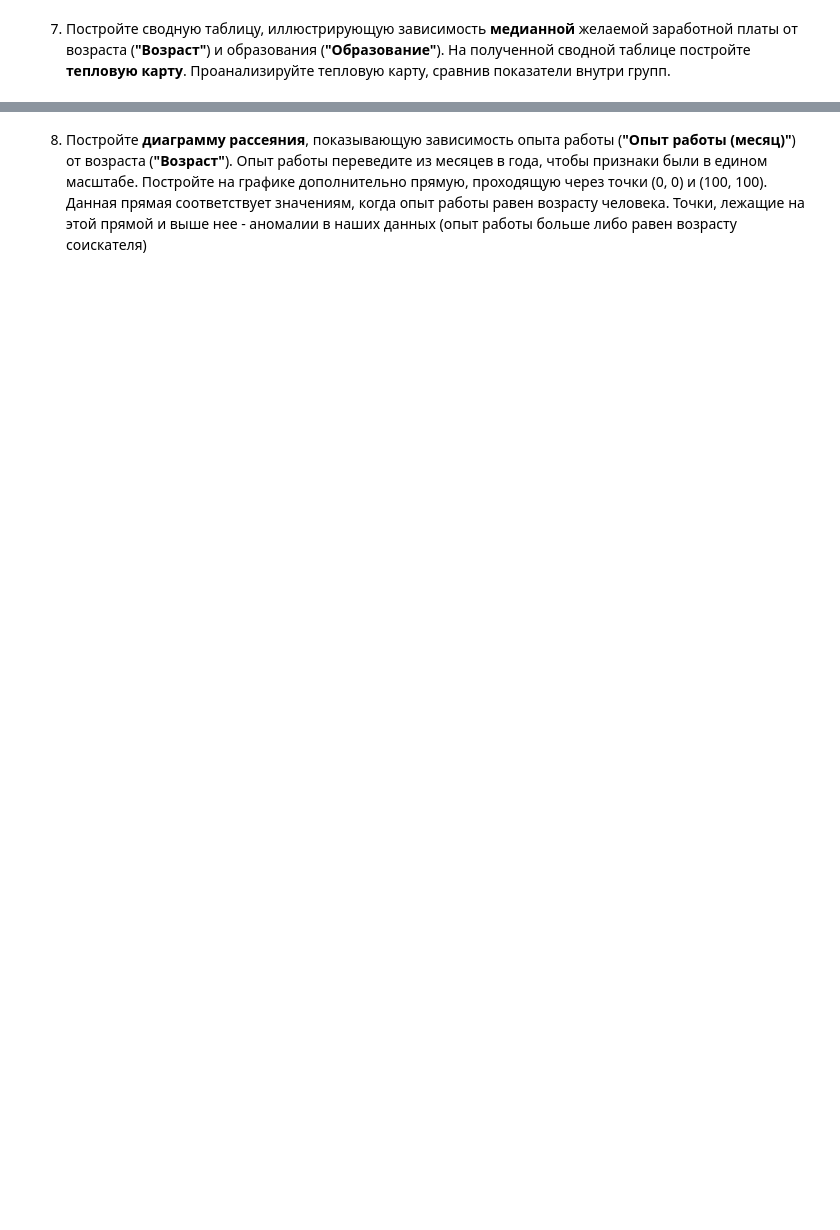
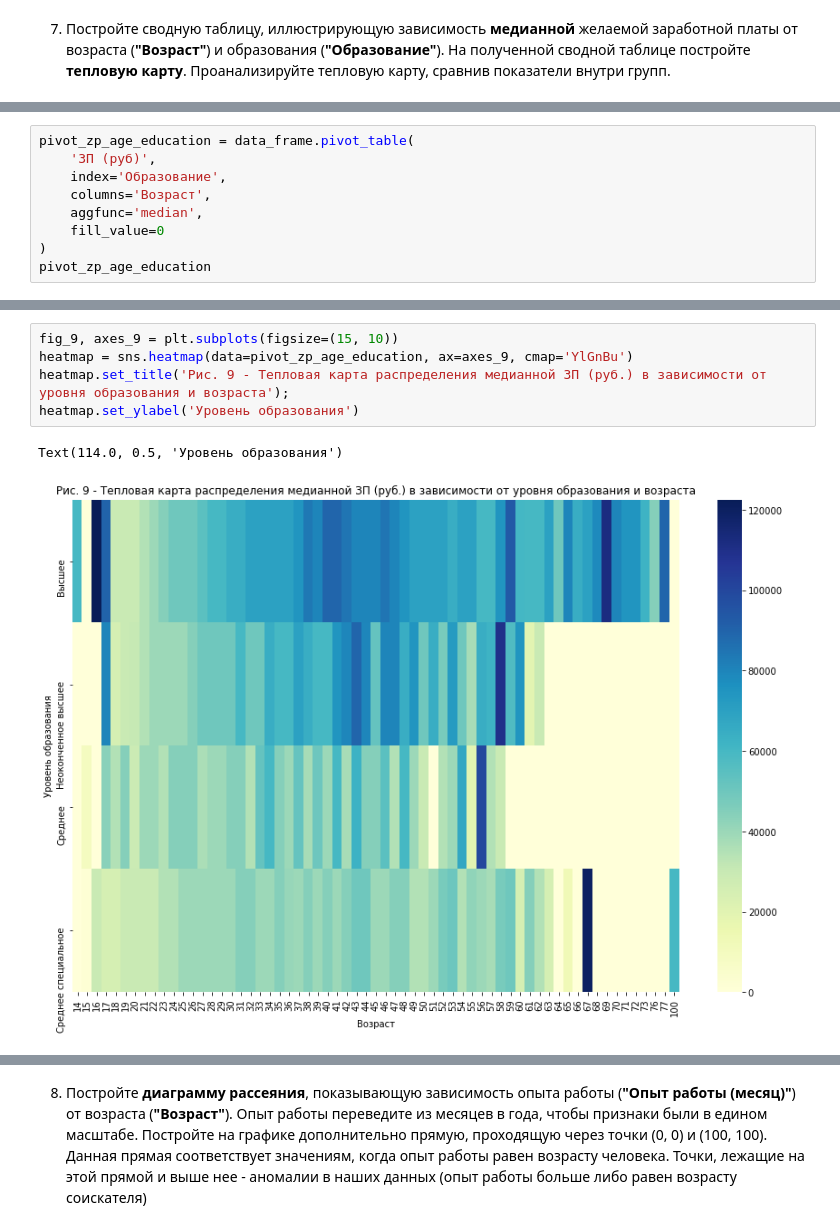
Before and after one commit to ivan-ver/Head_Hunter_Vacansy, a Jupyter notebook: Project_1.ipynb, the cells around one changed output, grey strips where cells are left out. Saved outputs shown, nothing was run; the diff lists cells and outputs as text; blank space fills up the shorter version.

```diff
--- a/Project_1.ipynb
+++ b/Project_1.ipynb
@@ -555,0 +601,9 @@ SyntaxError: invalid syntax (<ipython-input-680-3ebf0f95529e>, line 1)
+# %%
+pivot_zp_age_education = data_frame.pivot_table(
+    'ЗП (руб)',
+    index='Образование',
+    columns='Возраст',
+    aggfunc='median',
+    fill_value=0
+)
+pivot_zp_age_education
@@ -555,0 +618,8 @@ SyntaxError: invalid syntax (<ipython-input-680-3ebf0f95529e>, line 1)
+# %%
+fig_9, axes_9 = plt.subplots(figsize=(15, 10))
+heatmap = sns.heatmap(data=pivot_zp_age_education, ax=axes_9, cmap='YlGnBu')
+heatmap.set_title('Рис. 9 - Тепловая карта распределения медианной ЗП (руб.) в зависимости от уровня образования и возраста');
+heatmap.set_ylabel('Уровень образования')
+# %% [output]
+Text(114.0, 0.5, 'Уровень образования')
+[figure, added]
```
Also changed, not shown: parts of 40 cells of this notebook.
